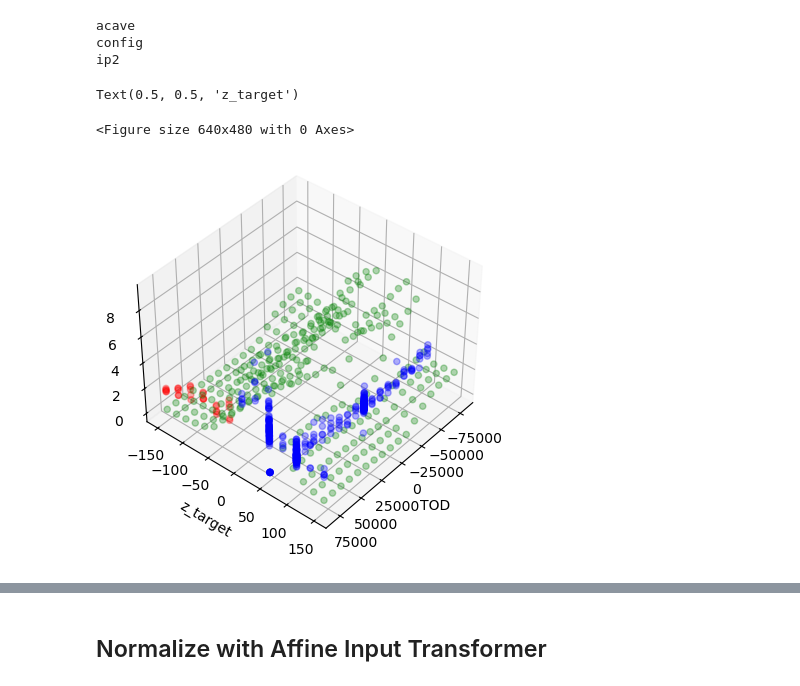
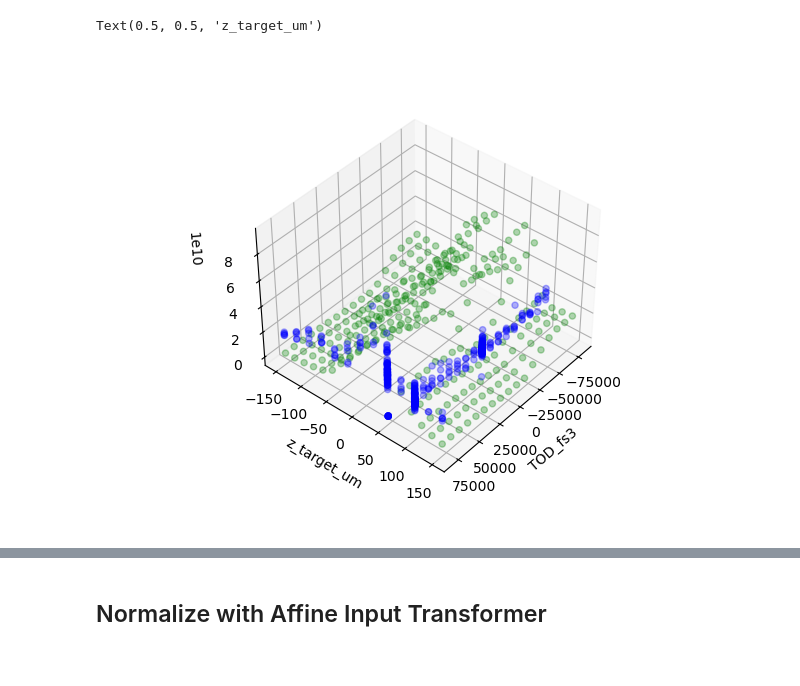
Before and after one commit to BLAST-AI-ML/synapse, a Jupyter notebook: ml/NN_training/mongo_NN.ipynb, the cells around one changed output, grey strips where cells are left out. Drawn from its saved outputs; the diff is of its cells as text; code cells hidden in the pictures.

Commit message:
Read in parameters

```diff
--- a/ml/NN_training/mongo_NN.ipynb
+++ b/ml/NN_training/mongo_NN.ipynb
@@ -25,6 +26,6 @@ import re
 # %%
-# Select experiment for which we are training a model
-experiment = "ip2"
+# Select experimental setup for which we are training a model
+setup = "ip2"
 # %%
 # Open credential file for database
 with open(os.path.join(os.getenv('HOME'), 'db.profile')) as f:
@@ -36,43 +37,39 @@ db = pymongo.MongoClient(
     username="bella_sf_ro",
     password=re.findall('SF_DB_READONLY_PASSWORD=(.+)', db_profile)[0],
     authSource="bella_sf")["bella_sf"]
-# %%
-# print names of collections
-for collection_name in db.list_collection_names():
-    print(collection_name)
-# %% [output]
-acave
-config
-ip2
 # %%
-#Extract simulation and experiment data for ip2 studies
-ip2_collection=db["ip2"]
+# Extract simulation and experiment data for this setup
+ip2_collection=db[setup]
 
 experiment_data = ip2_collection.find({"experiment_flag":1})
-experiment_df = pd.DataFrame(list(experiment_data))
+expt_training_set_df = pd.DataFrame(list(experiment_data))
 
 simulation_data = ip2_collection.find({"experiment_flag":0})
-simulation_df = pd.DataFrame(list(simulation_data))
+sim_training_set_df = pd.DataFrame(list(simulation_data))
-# %%
-# Split expt data into training and testing data - for testing only
-
-expt_training_set_df = experiment_df[experiment_df['z_target_um'] >= 0]
-expt_test_set_df = experiment_df[experiment_df['z_target_um'] < 0]
-
-# All simulation data is used for training
-sim_training_set_df = simulation_df
+# %%
+# Extract the name of inputs and outputs for this setup
+with open("../../config/variables.yml") as f:
+    yaml_dict = yaml.safe_load( f.read() )
+input_variables = yaml_dict[setup]["input_variables"]
+input_names = [ v['name'] for v in input_variables.values() ]
+output_variables = yaml_dict[setup]["output_variables"]
+output_names = [ v['name'] for v in output_variables.values() ]
 # %%
-#Visualize the dimensional data
+# Visualize the dimensional data
 plt.clf()
 ax = plt.figure().add_subplot(projection='3d')
 
-ax.scatter( expt_test_set_df['TOD_fs3'], expt_test_set_df['z_target_um'], expt_test_set_df['n_protons'], c='r',alpha=0.3)
-ax.scatter( expt_training_set_df['TOD_fs3'], expt_training_set_df['z_target_um'], expt_training_set_df['n_protons'], c='b',alpha=0.3)
-ax.scatter( sim_training_set_df['TOD_fs3'], sim_training_set_df['z_target_um'], sim_training_set_df['n_protons'], c='g',alpha=0.3)
+ax.scatter(
+    expt_training_set_df[input_names[0]],
+    expt_training_set_df[input_names[-1]],
+    expt_training_set_df[output_names[0]], c='b',alpha=0.3)
+ax.scatter(
+    sim_training_set_df[input_names[0]],
+    sim_training_set_df[input_names[-1]],
+    sim_training_set_df[output_names[0]], c='g',alpha=0.3)
 ax.view_init(elev=40., azim=40, roll=0)
-plt.xlabel('TOD')
-plt.ylabel('z_target')
+plt.xlabel(input_names[0])
+plt.ylabel(input_names[-1])
 # %% [output]
-Text(0.5, 0.5, 'z_target')
+Text(0.5, 0.5, 'z_target_um')
-<Figure size 640x480 with 0 Axes>
-[figure, old version]
+[figure, new version]
```
Also changed, not shown: parts of 3 cells of this notebook.
